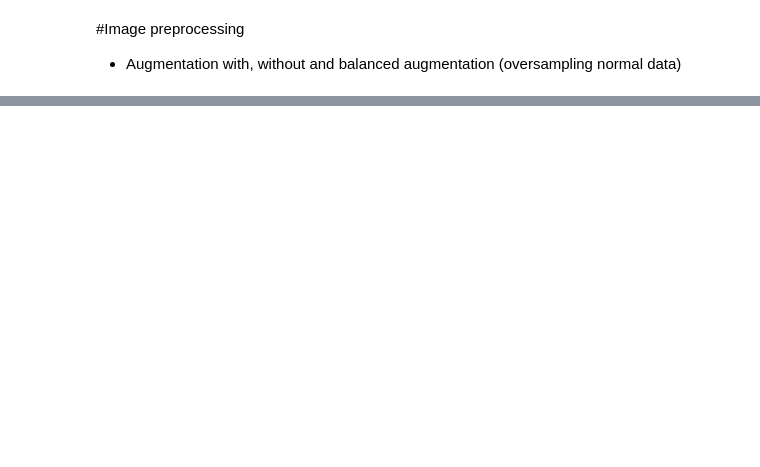
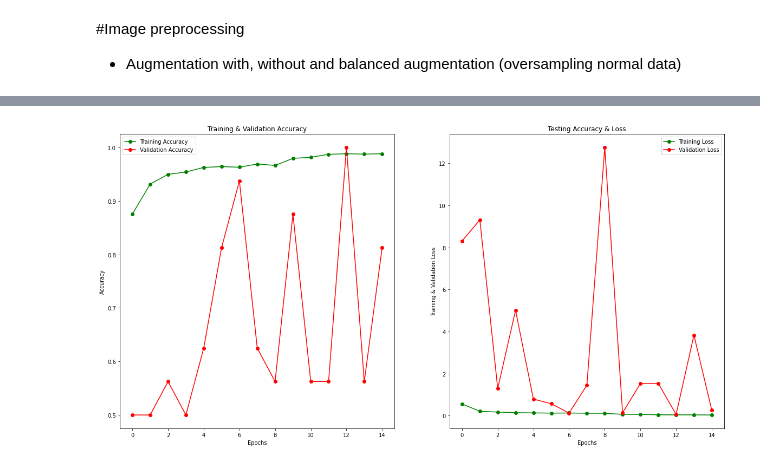
Before and after one commit to katehee/pneumonia-detection-in-X-ray-images, a Jupyter notebook: pneumonia.ipynb, the cells around one changed output, grey strips where cells are left out. Saved outputs shown, nothing was run; the diff lists cells and outputs as text; code cells hidden in the pictures; blank space fills up the shorter version.

```diff
--- a/pneumonia.ipynb
+++ b/pneumonia.ipynb
@@ -82,24 +51,0 @@ ax.grid(axis='y', linestyle='-', alpha=0.3)
-# %%
-#@title
-train_dir = "/content/drive/MyDrive/Pneumonia/train/"
-total_pneumonia_filenames = os.listdir(os.path.join(train_dir, 'PNEUMONIA'))
-
-virus_cnt, bacteria_cnt = 0, 0
-for pneumonia_filename in total_pneumonia_filenames:
-  p_type = pneumonia_filename.split('_')[1]
-  if p_type == "virus":
-    virus_cnt += 1
-  elif p_type == "bacteria":
-    bacteria_cnt += 1
-
-#distribution of pneumonia type - pie chart
-y = [bacteria_cnt, virus_cnt]
-labels = ["bacteria", "virus"]
-colors = ['#b55e5e','#b22222']
-myexplode = [0.1, 0]
-def prob(x):
-  return '{:.1f}'.format(x) + '%' + "\n" + '(' + '{:.0f}'.format(x/100 * 4331) + ')'
-
-plt.title("Distribution of pneumonia type", fontsize=14, fontweight='bold', fontfamily='serif')
-plt.pie(y, labels=labels, startangle=90, colors=colors, explode=myexplode, autopct=prob, textprops={'fontsize': 13})
-plt.show()
@@ -403,7 +233,10 @@ Accuracy of the model is -  89.90384340286255 %
 # %%
 #balanced augmentation
 model = create_model()
-history = model.fit(balanced_gen, epochs = 20 , validation_data = null_datagen.flow(x_val, y_val), callbacks = [learning_rate_reduction])
+history = model.fit(balanced_gen, epochs = epoch_size , validation_data = null_datagen.flow(x_val, y_val), callbacks = [learning_rate_reduction])
+
 print("Loss of the model is - " , model.evaluate(x_test,y_test)[0])
 print("Accuracy of the model is - " , model.evaluate(x_test,y_test)[1]*100 , "%")
+
+create_plot(history, epoch_size)
 # %% [output]
@@ -426,0 +260 @@ Accuracy of the model is -  91.34615659713745 %
+[figure, added]
```
Also changed, not shown: parts of 25 cells of this notebook.
